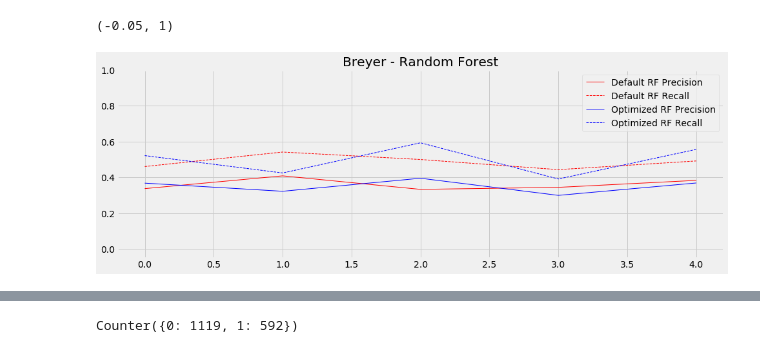
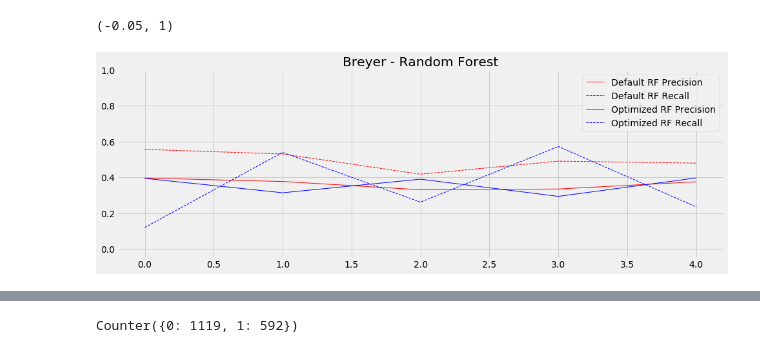
Before and after one commit to rcohngru/Predicting-Supreme-Court-Outcomes, a Jupyter notebook: Hyperparameter Tuning.ipynb, the cells around one changed output, grey strips where cells are left out. Saved outputs shown, nothing was run; the diff lists cells and outputs as text; code cells hidden in the pictures.

```diff
--- a/Hyperparameter Tuning.ipynb
+++ b/Hyperparameter Tuning.ipynb
@@ -140,26 +136,26 @@ def plot_cross_val(models, data, ax, sampling_method):
 # %%
 data = pd.read_csv('data/clean/Breyer.csv')
 X = data['cleanText'].fillna(' ').to_numpy()
 y = data['vote'].to_numpy()
 
 default_rf = RandomForestClassifier()
 best_rf = RandomForestClassifier(bootstrap=False, criterion='gini',
-                                max_depth=None, max_features=None,
-                                min_samples_leaf=3, min_samples_split=2,
+                                max_depth=3, max_features=None,
+                                min_samples_leaf=2, min_samples_split=2,
                                 n_estimators=100)
 
 fig, ax = plt.subplots(figsize=(15, 5))
 models = [default_rf, best_rf]
 
 data = pd.read_csv('data/clean/Breyer.csv')
 data['cleanText'] = data['cleanText'].fillna(' ')
 plot_cross_val(models, data, ax, 'undersampling')
 ax.set_title('Breyer - Random Forest')
 ax.legend()
 ax.set_ylim(-0.05, 1)
 # %% [output]
 (-0.05, 1)
-[figure, old version]
+[figure, new version]
 # %%
 data = pd.read_csv('data/clean/Breyer.csv')
 X = data['cleanText'].fillna(' ').to_numpy()
```
Also changed, not shown: parts of 23 cells of this notebook, 5 other files.
